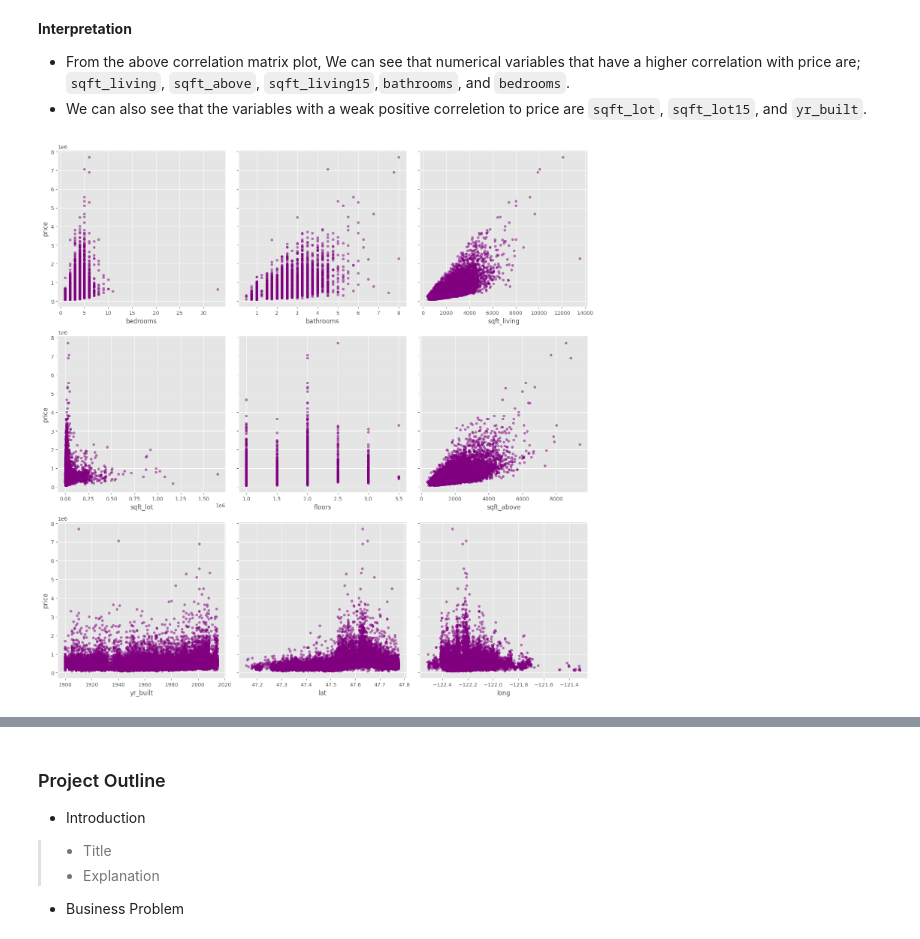
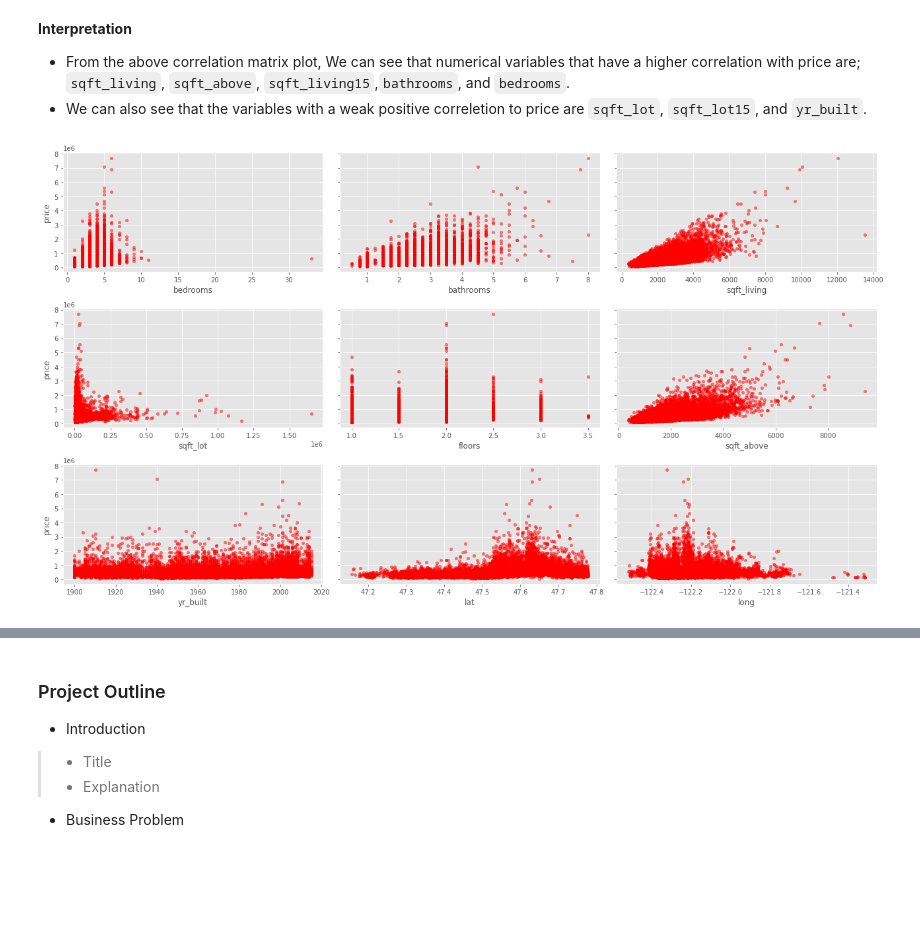
Before and after one commit to D-EKALE/KC-Housing-Project-2, a Jupyter notebook: student.ipynb, the cells around one changed output, grey strips where cells are left out. Cells and saved outputs as stored; diff of their text form; code cells hidden in the pictures; blank space fills up the shorter version.

```diff
--- a/student.ipynb
+++ b/student.ipynb
@@ -79,17 +76,14 @@ The waterfront has 17.79 % of the data missing
 The view has 11.0 % of the data missing
 The yr_renovated has 0.29 % of the data missing
 # %%
-def duplicates(data=df, unique_id = 'id'):
-    # Check for duplicates
-    duplicates = data[unique_id].duplicated().sum()
-    # duplicates = df.id.duplicated().sum()
-    print(f'The duplicated values are: {duplicates}')
-    print(f'Which translates into {round(duplicates/len(data) * 100, 2)}% of the total data.')
+# Check for duplicates
+duplicates = df['id'].duplicated().sum()
+# duplicates = df.id.duplicated().sum()
+print(f'The duplicated values are: {duplicates}')
+print(f'Which translates into {round(duplicates/len(df) * 100, 2)}% of the total data.')
 
-    # Drop duplicated values:
-    data.drop_duplicates(subset=unique_id, keep='last', inplace=True)
-
-duplicates(df, 'id')
+# Drop duplicated values:
+df.drop_duplicates(subset='id', keep='last', inplace=True)
 # %% [output]
 The duplicated values are: 177
 Which translates into 0.82% of the total data.
@@ -155,2 +133,0 @@ df_grouped.plot(kind='bar', title='Grading',figsize=(10,6))
-# %%
-df['grade_number'] = df['grade'].str.split('',expand=True)[1].astype(int)
@@ -160,4 +133,0 @@ age = year_sold - year_built
-# %%
-df['date'] = pd.to_datetime(df['date'], format='%Y').dt.year
-df['age'] = df['date'] - df['yr_built']
-df.plot(kind='scatter', x='age', y='price', title='Age vs Price')
@@ -211,2 +142,0 @@ skewness
-# %%
-df['price_transf'] = np.log(df['price'])
@@ -246,17 +159,17 @@ plt.show()
 # %%
 #
 fig = plt.figure(figsize=(18,10))
 
 axes = fig.subplots(nrows=3, ncols=3, sharey=True)
 
 for xcol, ax in zip(['bedrooms', 'bathrooms', 'sqft_living',
        'sqft_lot', 'floors',
        'sqft_above', 'yr_built', 'lat', 'long'], axes.flatten()):
-    df.plot(kind='scatter', x=xcol, y='price', ax=ax, alpha=0.5, color='purple', figsize=(15,15))
+    df.plot(kind='scatter', x=xcol, y='price', ax=ax, alpha=0.5, color='red')
 
 plt.tight_layout()
 plt.show()
 # %% [output]
-[figure, old version]
+[figure, new version]
 # %%
 #function to perform regression
```
Also changed, not shown: parts of 22 cells of this notebook.
